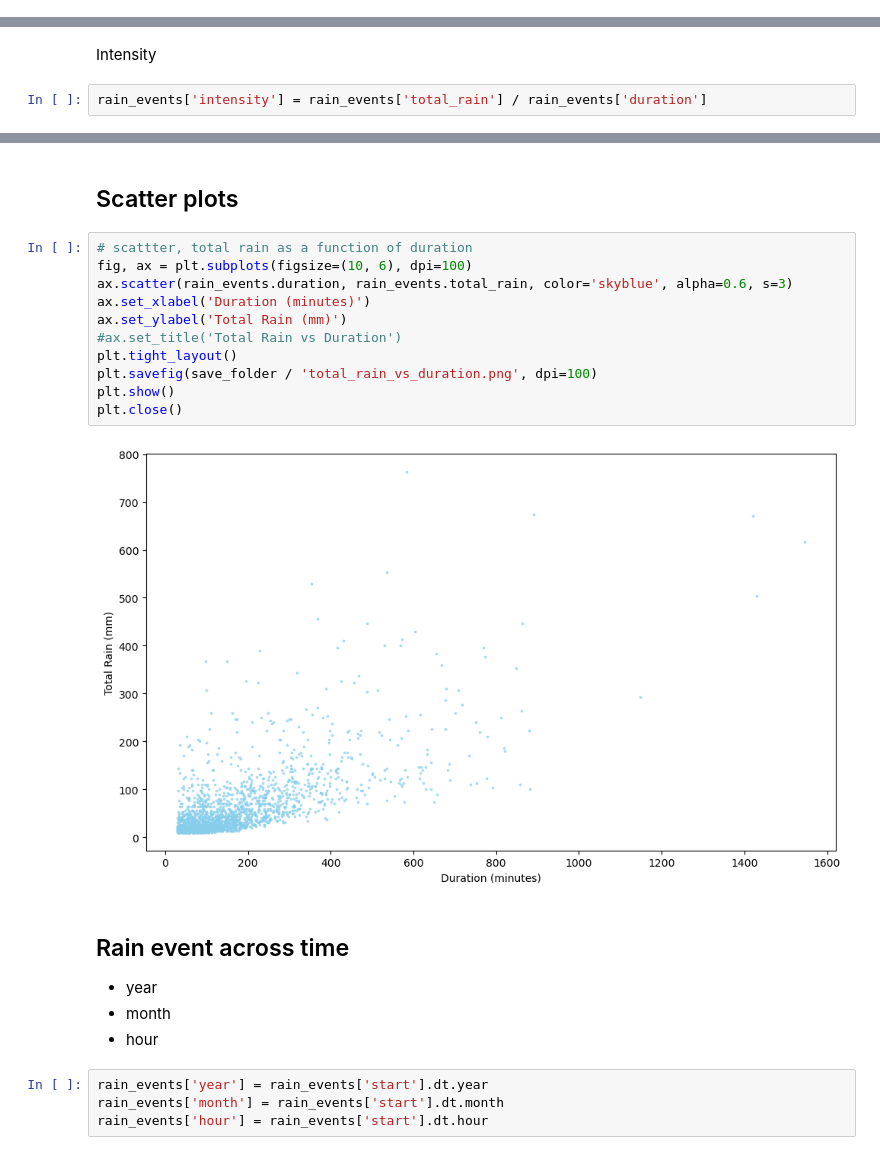
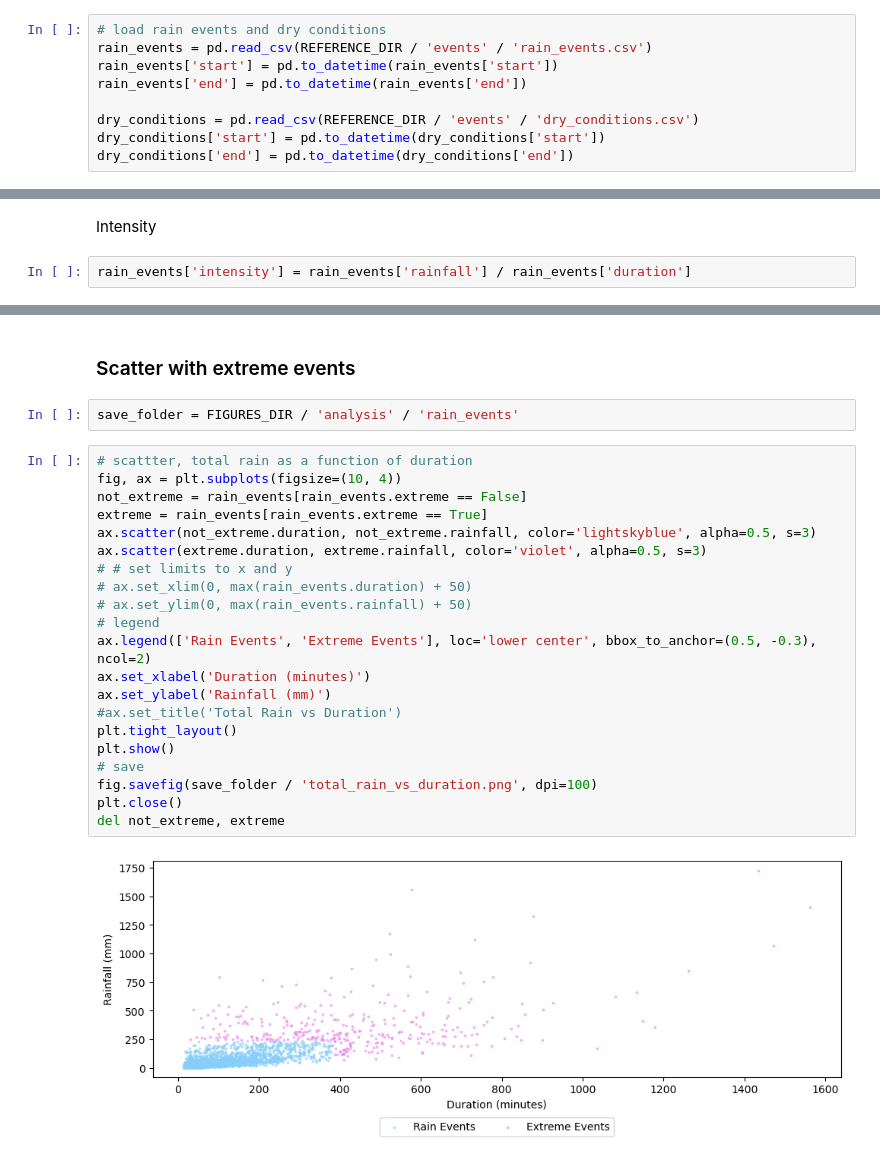
Before and after one commit to AronDJacobsen/fault_management_uds, a Jupyter notebook: notebooks/1_analysis/2_rain_events.ipynb, the cells around one changed output, grey strips where cells are left out. Saved outputs shown, nothing was run; the diff lists cells and outputs as text.

```diff
--- a/notebooks/1_analysis/2_rain_events.ipynb
+++ b/notebooks/1_analysis/2_rain_events.ipynb
@@ -177,3 +294,12 @@ rain_indicator_dict = {
 # %%
 save_folder = FIGURES_DIR / 'analysis' / 'rain_events'
 os.makedirs(save_folder, exist_ok=True)
+# %%
+# load rain events and dry conditions
+rain_events = pd.read_csv(REFERENCE_DIR / 'events' / 'rain_events.csv')
+rain_events['start'] = pd.to_datetime(rain_events['start'])
+rain_events['end'] = pd.to_datetime(rain_events['end'])
+
+dry_conditions = pd.read_csv(REFERENCE_DIR / 'events' / 'dry_conditions.csv')
+dry_conditions['start'] = pd.to_datetime(dry_conditions['start'])
+dry_conditions['end'] = pd.to_datetime(dry_conditions['end'])
@@ -264,7 +577,7 @@ plt.close()
 # %% [markdown]
 Intensity
 # %%
-rain_events['intensity'] = rain_events['total_rain'] / rain_events['duration']
+rain_events['intensity'] = rain_events['rainfall'] / rain_events['duration']
 # %%
 # visualize histrogram for duration
 fig, ax = plt.subplots(figsize=(10, 3), dpi=100)
@@ -297,25 +610,27 @@ plt.close()
 # %% [markdown]
-## Scatter plots
+### Scatter with extreme events
+# %%
+save_folder = FIGURES_DIR / 'analysis' / 'rain_events'
 # %%
 # scattter, total rain as a function of duration
-fig, ax = plt.subplots(figsize=(10, 6), dpi=100)
-ax.scatter(rain_events.duration, rain_events.total_rain, color='skyblue', alpha=0.6, s=3)
+fig, ax = plt.subplots(figsize=(10, 4))
+not_extreme = rain_events[rain_events.extreme == False]
+extreme = rain_events[rain_events.extreme == True]
+ax.scatter(not_extreme.duration, not_extreme.rainfall, color='lightskyblue', alpha=0.5, s=3)
+ax.scatter(extreme.duration, extreme.rainfall, color='violet', alpha=0.5, s=3)
+# # set limits to x and y
+# ax.set_xlim(0, max(rain_events.duration) + 50)
+# ax.set_ylim(0, max(rain_events.rainfall) + 50)
+# legend
+ax.legend(['Rain Events', 'Extreme Events'], loc='lower center', bbox_to_anchor=(0.5, -0.3), ncol=2)
 ax.set_xlabel('Duration (minutes)')
-ax.set_ylabel('Total Rain (mm)')
+ax.set_ylabel('Rainfall (mm)')
 #ax.set_title('Total Rain vs Duration')
 plt.tight_layout()
-plt.savefig(save_folder / 'total_rain_vs_duration.png', dpi=100)
 plt.show()
+# save
+fig.savefig(save_folder / 'total_rain_vs_duration.png', dpi=100)
 plt.close()
+del not_extreme, extreme
 # %% [output]
-[figure, old version]
+[figure, new version]
-# %% [markdown]
-## Rain event across time
-
-- year
-- month
-- hour
-# %%
-rain_events['year'] = rain_events['start'].dt.year
-rain_events['month'] = rain_events['start'].dt.month
-rain_events['hour'] = rain_events['start'].dt.hour
```
Also changed, not shown: parts of 79 cells of this notebook, 59 other files.
